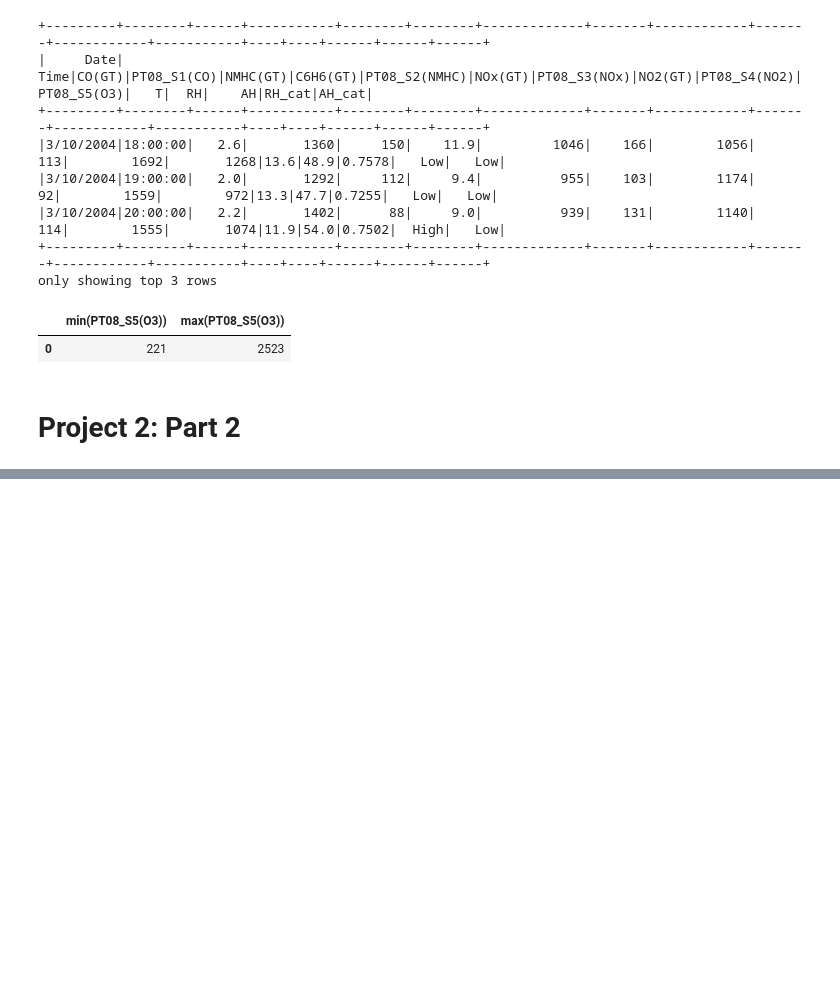
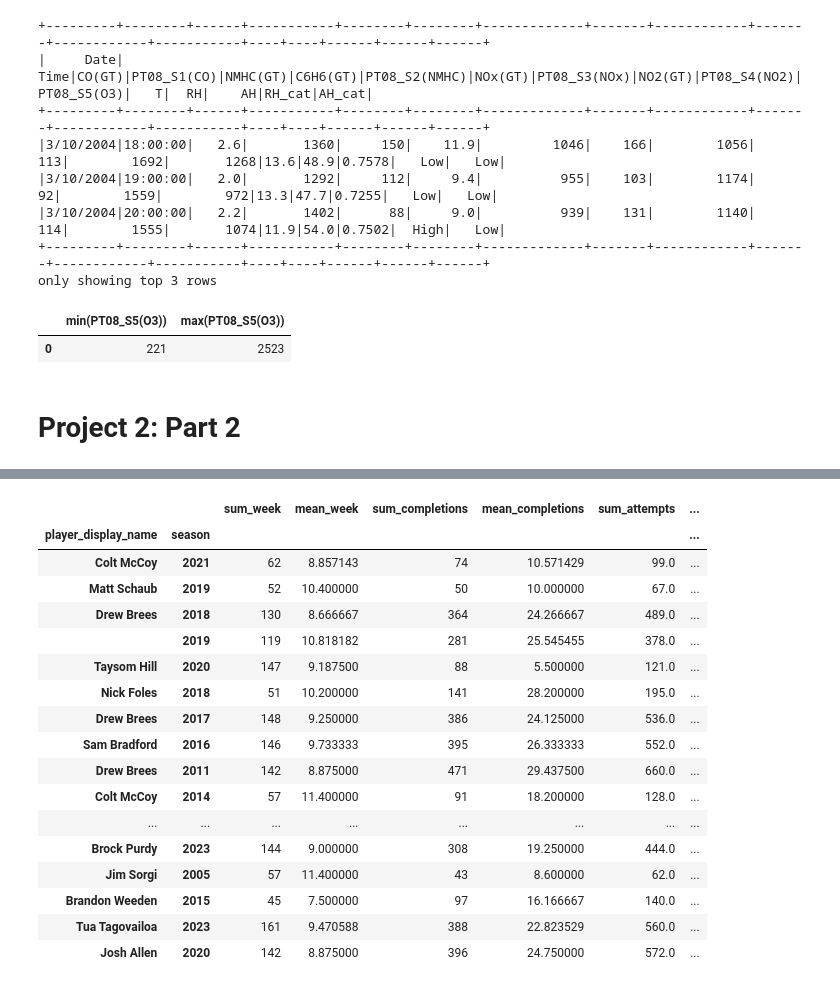
Before and after one commit to lytyler/ST554_project2, a Jupyter notebook: project2_part1b_part2.ipynb, the cells around one changed output, grey strips where cells are left out. Cells and saved outputs as stored; diff of their text form; code cells hidden in the pictures; blank space fills up the shorter version.

```diff
--- a/project2_part1b_part2.ipynb
+++ b/project2_part1b_part2.ipynb
@@ -345,0 +366,5 @@ sdc_air2.numColSummarizer(column = "PT08_S5(O3)")
+# %%
+#read in csv file in pandas, then covert to pandas-on-Spark
+nfl_data_pd = pd.read_csv("weekly_nfl_data.csv") #pandas data frame
+nfl_data_ps = ps.from_pandas(nfl_data_pd) #pandas-on-Spark data frame
+nfl_data_ps.head(5) #show first five values
@@ -345,0 +413,20 @@ sdc_air2.numColSummarizer(column = "PT08_S5(O3)")
+# %%
+#summarize data: grouped by name and season, sums and means for other vars
+nfl_summary = nfl_data_ps.loc[(nfl_data_ps.position == "QB") & \
+                (nfl_data_ps.season >= 2005) &
+                (nfl_data_ps.season_type == "REG"), \
+                ["player_display_name", "season", "week", "completions",
+                "attempts", "passing_yards", "passing_tds", "interceptions"]] \
+    .groupby(["player_display_name", "season"]) \
+    .agg(sum_week = ("week", "sum"), mean_week = ("week", "mean"),
+         sum_completions = ("completions", "sum"),
+         mean_completions = ("completions", "mean"),
+         sum_attempts = ("attempts", "sum"),
+         mean_attempts = ("attempts", "mean"),
+         sum_passing_yards = ("passing_yards", "sum"),
+         mean_passing_yards = ("passing_yards", "mean"),
+         sum_passing_tds = ("passing_tds", "sum"),
+         mean_passing_tds = ("passing_tds", "mean"),
+         sum_interceptions = ("interceptions", "sum"),
+         mean_interceptions = ("interceptions", "mean"))
+nfl_summary.head()
@@ -345,0 +441,6 @@ sdc_air2.numColSummarizer(column = "PT08_S5(O3)")
+# %%
+#replace zeros with nan for attempts and interceptions to avoid division
+#by zero later
+nfl_summary["sum_attempts"] = nfl_summary["sum_attempts"].replace(0.0, np.nan)
+nfl_summary["sum_interceptions"] = nfl_summary["sum_interceptions"].replace(0.0, np.nan)
+nfl_summary.head()
@@ -345,0 +455,8 @@ sdc_air2.numColSummarizer(column = "PT08_S5(O3)")
+# %%
+#add new columns
+nfl_summary["completion_percentage"] = nfl_summary["sum_completions"]/ \
+                                        nfl_summary[("sum_attempts")]
+nfl_summary["td_int_ratio"] = nfl_summary["sum_passing_tds"]/ \
+                              nfl_summary["sum_interceptions"]
+nfl_summary.head() #view nfl summary object
+#notice nan value due to replacing inf with nan in top row
@@ -345,0 +482,23 @@ sdc_air2.numColSummarizer(column = "PT08_S5(O3)")
+# %%
+#sort by descending completion_percentage
+nfl_summary.loc[nfl_summary.sum_attempts >= 50].dropna() \
+    .sort_values(by = "completion_percentage", ascending = False).head(40)
+# %% [output]
+|  |  | sum_week | mean_week | sum_completions | mean_completions | sum_attempts | ... |
+| player_display_name | season |  |  |  |  |  | ... |
+| Colt McCoy | 2021 | 62 | 8.857143 | 74 | 10.571429 | 99.0 | ... |
+| Matt Schaub | 2019 | 52 | 10.400000 | 50 | 10.000000 | 67.0 | ... |
+| Drew Brees | 2018 | 130 | 8.666667 | 364 | 24.266667 | 489.0 | ... |
+|  | 2019 | 119 | 10.818182 | 281 | 25.545455 | 378.0 | ... |
+| Taysom Hill | 2020 | 147 | 9.187500 | 88 | 5.500000 | 121.0 | ... |
+| Nick Foles | 2018 | 51 | 10.200000 | 141 | 28.200000 | 195.0 | ... |
+| Drew Brees | 2017 | 148 | 9.250000 | 386 | 24.125000 | 536.0 | ... |
+| Sam Bradford | 2016 | 146 | 9.733333 | 395 | 26.333333 | 552.0 | ... |
+| Drew Brees | 2011 | 142 | 8.875000 | 471 | 29.437500 | 660.0 | ... |
+| Colt McCoy | 2014 | 57 | 11.400000 | 91 | 18.200000 | 128.0 | ... |
+| ... | ... | ... | ... | ... | ... | ... | ... |
+| Brock Purdy | 2023 | 144 | 9.000000 | 308 | 19.250000 | 444.0 | ... |
+| Jim Sorgi | 2005 | 57 | 11.400000 | 43 | 8.600000 | 62.0 | ... |
+| Brandon Weeden | 2015 | 45 | 7.500000 | 97 | 16.166667 | 140.0 | ... |
+| Tua Tagovailoa | 2023 | 161 | 9.470588 | 388 | 22.823529 | 560.0 | ... |
+| Josh Allen | 2020 | 142 | 8.875000 | 396 | 24.750000 | 572.0 | ... |
```
Also changed, not shown: parts of 14 cells of this notebook.
